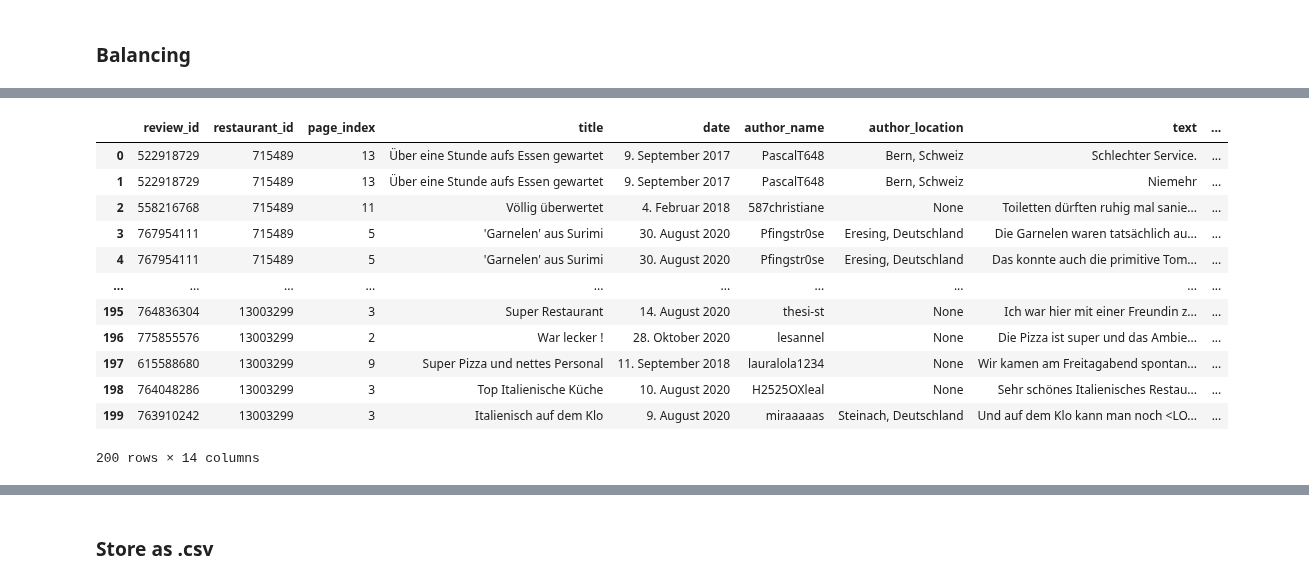
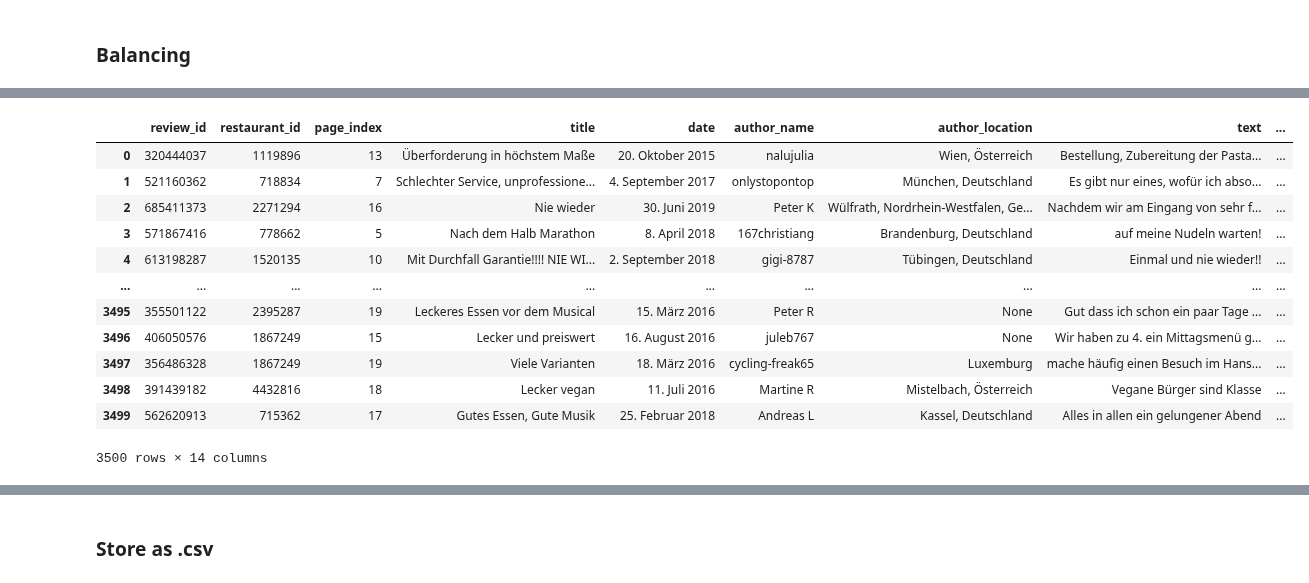
Before and after one commit to NilsHellwig/exploring-absa-llm-augmentation, a Jupyter notebook: 01 dataset creation/03_filter_reviews.ipynb, the cells around one changed output, grey strips where cells are left out. Drawn from its saved outputs; the diff is of its cells as text; code cells hidden in the pictures.

```diff
--- a/01 dataset creation/03_filter_reviews.ipynb
+++ b/01 dataset creation/03_filter_reviews.ipynb
@@ -158,6 +129,6 @@ for idx, row in df_reviews.iterrows():
     for sentence in sentences:
         new_row = row.copy()  # Kopiere die gesamte Zeile
         new_row['text'] = sentence  # Setze 'text' auf den aktuellen Satz
-        new_row['sentence_idx'] = idx
+        new_row['sentence_idx'] = sentence_index
         df_reviews_sentences.loc[len(df_reviews_sentences)] = new_row
         sentence_index += 1
@@ -166,4 +134,0 @@ for idx, row in df_reviews.iterrows():
-# %%
-df_reviews_sentences = df_reviews_sentences.sample(frac=1, random_state=RANDOM_STATE)  # 'frac=1' mischt den gesamten DataFrame
-df_reviews_sentences.reset_index(drop=True, inplace=True)
-df_reviews_sentences
@@ -206,18 +137,18 @@ Name: count, dtype: int64
 # %%
-grouped = df_reviews_sentences.groupby(['rating', 'restaurant_id'], group_keys=False).apply(lambda x: x.sample(8, replace=False, random_state=RANDOM_STATE))
-grouped.reset_index(drop=True, inplace=True)
-grouped
+df_balanced_reviews_sentences = df_reviews_sentences.groupby(['rating'], group_keys=False).apply(lambda x: x.sample(700, replace=False, random_state=RANDOM_STATE))
+df_balanced_reviews_sentences.reset_index(drop=True, inplace=True)
+df_balanced_reviews_sentences
 # %% [output]
 |  | review_id | restaurant_id | page_index | title | date | author_name | author_location | text | ... |
-| 0 | 522918729 | 715489 | 13 | Über eine Stunde aufs Essen gewartet | 9. September 2017 | PascalT648 | Bern, Schweiz | Schlechter Service. | ... |
-| 1 | 522918729 | 715489 | 13 | Über eine Stunde aufs Essen gewartet | 9. September 2017 | PascalT648 | Bern, Schweiz | Niemehr | ... |
-| 2 | 558216768 | 715489 | 11 | Völlig überwertet | 4. Februar 2018 | 587christiane | None | Toiletten dürften ruhig mal sanie... | ... |
-| 3 | 767954111 | 715489 | 5 | 'Garnelen' aus Surimi | 30. August 2020 | Pfingstr0se | Eresing, Deutschland | Die Garnelen waren tatsächlich au... | ... |
-| 4 | 767954111 | 715489 | 5 | 'Garnelen' aus Surimi | 30. August 2020 | Pfingstr0se | Eresing, Deutschland | Das konnte auch die primitive Tom... | ... |
+| 0 | 320444037 | 1119896 | 13 | Überforderung in höchstem Maße | 20. Oktober 2015 | nalujulia | Wien, Österreich | Bestellung, Zubereitung der Pasta... | ... |
+| 1 | 521160362 | 718834 | 7 | Schlechter Service, unprofessione... | 4. September 2017 | onlystopontop | München, Deutschland | Es gibt nur eines, wofür ich abso... | ... |
+| 2 | 685411373 | 2271294 | 16 | Nie wieder | 30. Juni 2019 | Peter K | Wülfrath, Nordrhein-Westfalen, Ge... | Nachdem wir am Eingang von sehr f... | ... |
+| 3 | 571867416 | 778662 | 5 | Nach dem Halb Marathon | 8. April 2018 | 167christiang | Brandenburg, Deutschland | auf meine Nudeln warten! | ... |
+| 4 | 613198287 | 1520135 | 10 | Mit Durchfall Garantie!!!! NIE WI... | 2. September 2018 | gigi-8787 | Tübingen, Deutschland | Einmal und nie wieder!! | ... |
 | ... | ... | ... | ... | ... | ... | ... | ... | ... | ... |
-| 195 | 764836304 | 13003299 | 3 | Super Restaurant | 14. August 2020 | thesi-st | None | Ich war hier mit einer Freundin z... | ... |
-| 196 | 775855576 | 13003299 | 2 | War lecker ! | 28. Oktober 2020 | lesannel | None | Die Pizza ist super und das Ambie... | ... |
-| 197 | 615588680 | 13003299 | 9 | Super Pizza und nettes Personal | 11. September 2018 | lauralola1234 | None | Wir kamen am Freitagabend spontan... | ... |
-| 198 | 764048286 | 13003299 | 3 | Top Italienische Küche | 10. August 2020 | H2525OXleal | None | Sehr schönes Italienisches Restau... | ... |
-| 199 | 763910242 | 13003299 | 3 | Italienisch auf dem Klo | 9. August 2020 | miraaaaas | Steinach, Deutschland | Und auf dem Klo kann man noch <LO... | ... |
+| 3495 | 355501122 | 2395287 | 19 | Leckeres Essen vor dem Musical | 15. März 2016 | Peter R | None | Gut dass ich schon ein paar Tage ... | ... |
+| 3496 | 406050576 | 1867249 | 15 | Lecker und preiswert | 16. August 2016 | juleb767 | None | Wir haben zu 4. ein Mittagsmenü g... | ... |
+| 3497 | 356486328 | 1867249 | 19 | Viele Varianten | 18. März 2016 | cycling-freak65 | Luxemburg | mache häufig einen Besuch im Hans... | ... |
+| 3498 | 391439182 | 4432816 | 18 | Lecker vegan | 11. Juli 2016 | Martine R | Mistelbach, Österreich | Vegane Bürger sind Klasse | ... |
+| 3499 | 562620913 | 715362 | 17 | Gutes Essen, Gute Musik | 25. Februar 2018 | Andreas L | Kassel, Deutschland | Alles in allen ein gelungener Abend | ... |
-200 rows × 14 columns
+3500 rows × 14 columns
```
Also changed, not shown: parts of 13 cells of this notebook, 1 other file.
